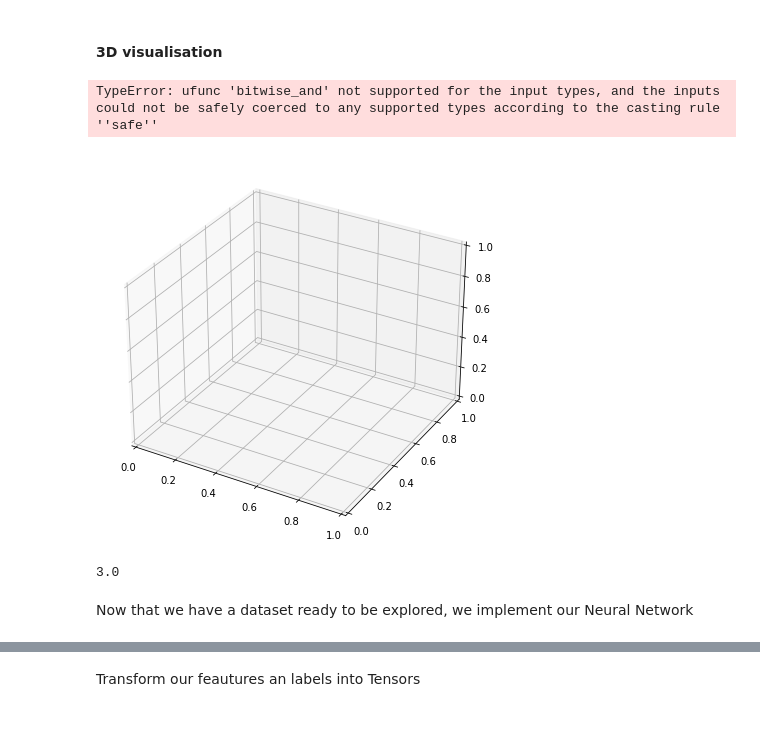
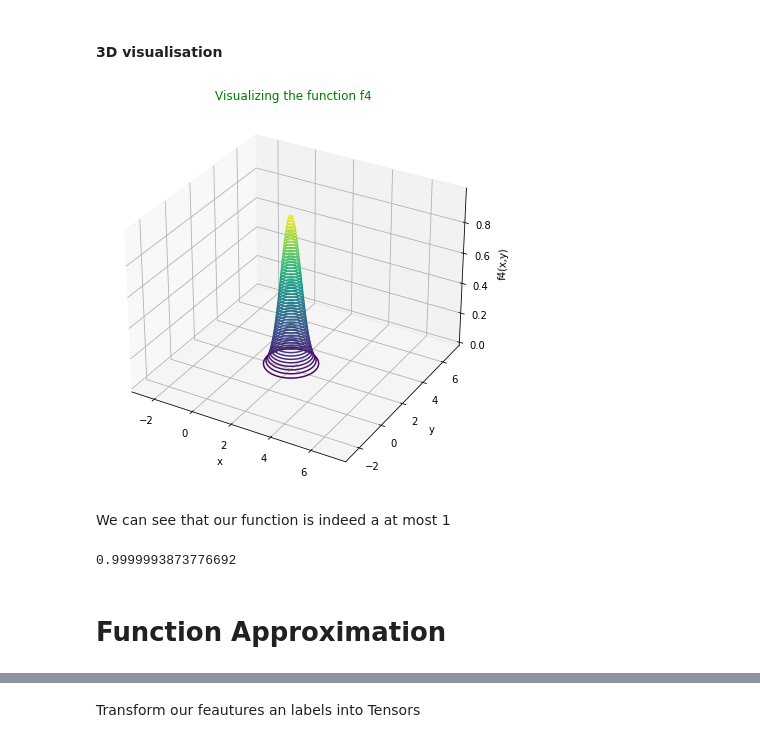
Before and after one commit to cheikh42/functionapproximation, a Jupyter notebook: noteboook.ipynb, the cells around one changed output, grey strips where cells are left out. Saved outputs shown, nothing was run; the diff lists cells and outputs as text; code cells hidden in the pictures.

```diff
--- a/noteboook.ipynb
+++ b/noteboook.ipynb
@@ -98,24 +130,25 @@ plt.show()
 # %%
 x4=np.linspace(-2.5, 7, 10**(4))
 y4=np.linspace(-2.5, 7, 10**(4))
 X4, Y4 = np.meshgrid(x4, y4)
-Z4 = f4(np.concatenate((X4, Y4), axis=0))
+Z4 = f4_3D(X4,Y4)
 fig = plt.figure(figsize =[10,7])
 ax = plt.axes(projection='3d')
 ax.contour3D(X4, Y4,Z4,  50, cmap='viridis')
 #ax.contour3D(X4, Y4,f4(Y4),  50, cmap='viridis')
 ax.set_xlabel('x')
 ax.set_ylabel('y')
 ax.set_zlabel('f4(x,y)')
 ax.set_title('Visualizing the function f4', color='g')
 plt.savefig('figures/f4_plot_3D')
 plt.show()
 # %% [output]
-TypeError: ufunc 'bitwise_and' not supported for the input types, and the inputs could not be safely coerced to any supported types according to the casting rule ''safe''
-[figure, old version]
+[figure, new version]
-# %%
-np.linalg.norm([1, 2, 2])
-# %% [output]
-3.0
-# %% [markdown]
-Now that we have a dataset ready to be explored, we implement our Neural Network
+# %% [markdown]
+We can see that our function is indeed a at most 1
+# %%
+Z4.max()
+# %% [output]
+0.9999993873776692
+# %% [markdown]
+# Function Approximation
```
Also changed, not shown: parts of 151 cells of this notebook, 19 other files.
